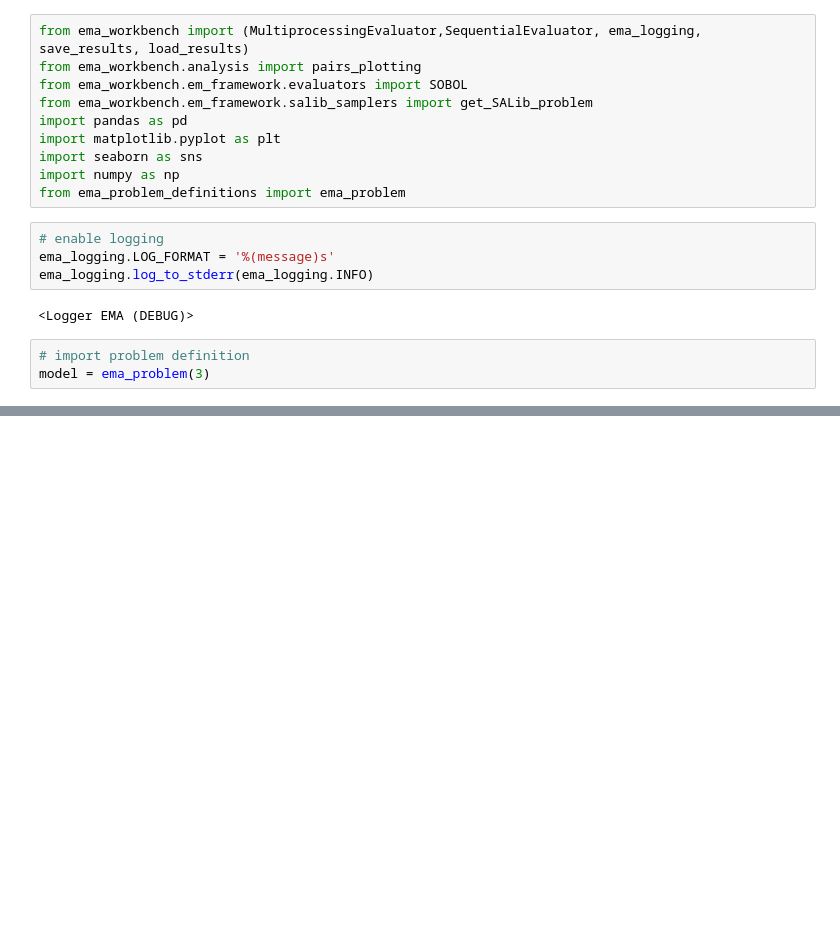
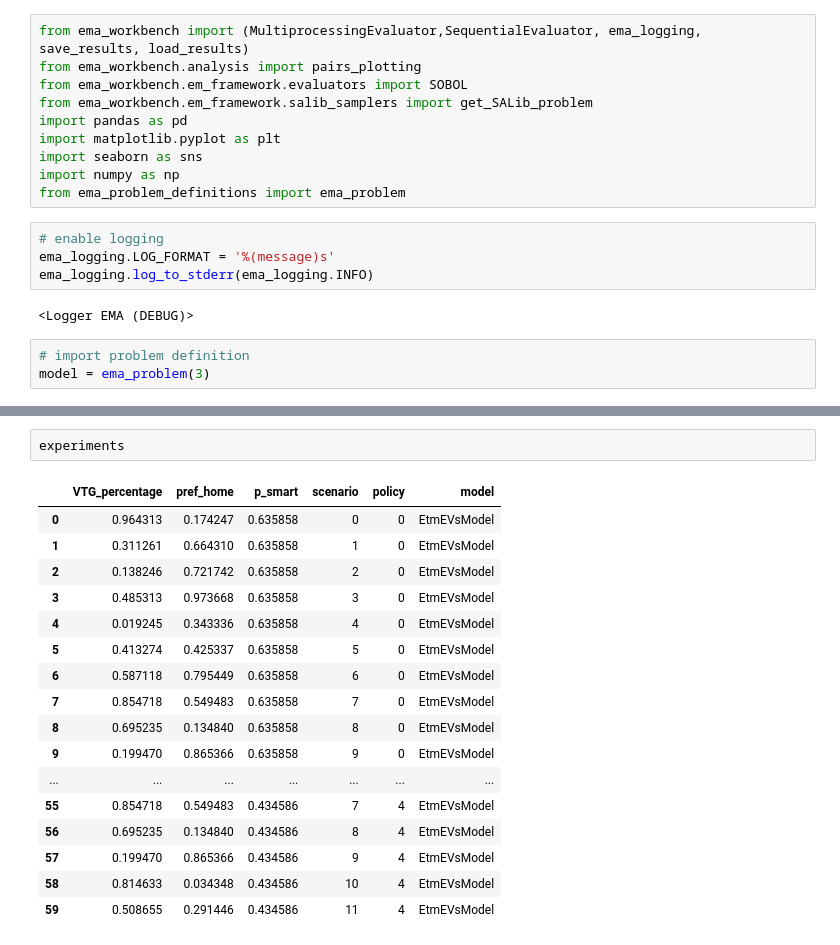
Before and after one commit to floristevito/SEN9120_Advanced_Agent_Based_Modelling, a Jupyter notebook: model/ema_pair_plot.ipynb, the cells around one changed output, grey strips where cells are left out. Drawn from its saved outputs; the diff is of its cells as text; blank space fills up the shorter version.

```diff
--- a/model/ema_pair_plot.ipynb
+++ b/model/ema_pair_plot.ipynb
@@ -47,0 +56,20 @@ plt.show()
+# %%
+experiments
+# %% [output]
+|  | VTG_percentage | pref_home | p_smart | scenario | policy | model |
+| 0 | 0.964313 | 0.174247 | 0.635858 | 0 | 0 | EtmEVsModel |
+| 1 | 0.311261 | 0.664310 | 0.635858 | 1 | 0 | EtmEVsModel |
+| 2 | 0.138246 | 0.721742 | 0.635858 | 2 | 0 | EtmEVsModel |
+| 3 | 0.485313 | 0.973668 | 0.635858 | 3 | 0 | EtmEVsModel |
+| 4 | 0.019245 | 0.343336 | 0.635858 | 4 | 0 | EtmEVsModel |
+| 5 | 0.413274 | 0.425337 | 0.635858 | 5 | 0 | EtmEVsModel |
+| 6 | 0.587118 | 0.795449 | 0.635858 | 6 | 0 | EtmEVsModel |
+| 7 | 0.854718 | 0.549483 | 0.635858 | 7 | 0 | EtmEVsModel |
+| 8 | 0.695235 | 0.134840 | 0.635858 | 8 | 0 | EtmEVsModel |
+| 9 | 0.199470 | 0.865366 | 0.635858 | 9 | 0 | EtmEVsModel |
+| ... | ... | ... | ... | ... | ... | ... |
+| 55 | 0.854718 | 0.549483 | 0.434586 | 7 | 4 | EtmEVsModel |
+| 56 | 0.695235 | 0.134840 | 0.434586 | 8 | 4 | EtmEVsModel |
+| 57 | 0.199470 | 0.865366 | 0.434586 | 9 | 4 | EtmEVsModel |
+| 58 | 0.814633 | 0.034348 | 0.434586 | 10 | 4 | EtmEVsModel |
+| 59 | 0.508655 | 0.291446 | 0.434586 | 11 | 4 | EtmEVsModel |
```
Also changed, not shown: parts of 3 cells of this notebook, 2 other files.
